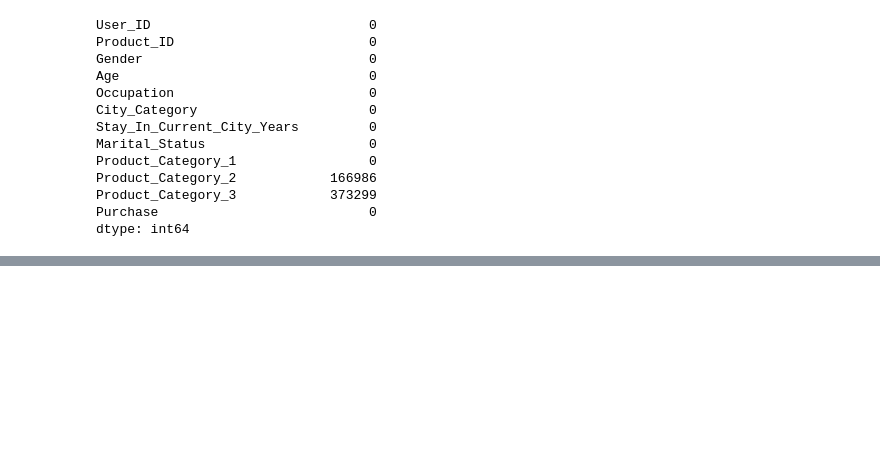
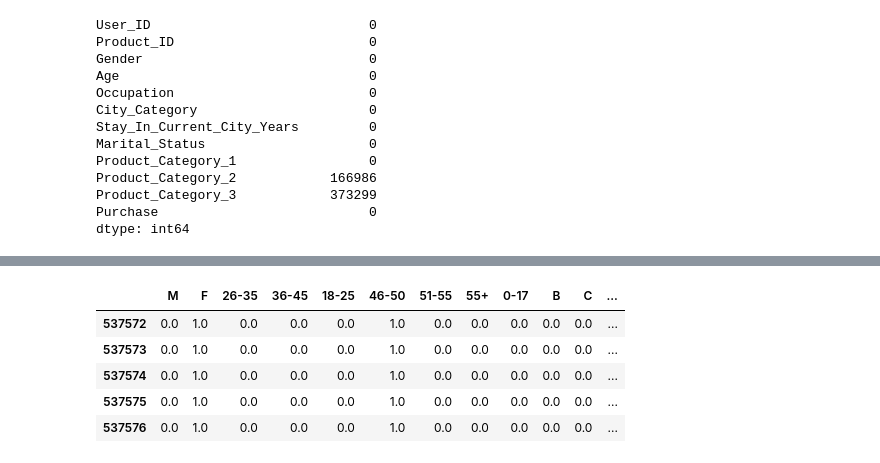
Before and after one commit to seokyeongheo/iot-data-practice, a Jupyter notebook: 2nd/181213_LDA.ipynb, the cells around one changed output, grey strips where cells are left out. Saved outputs shown, nothing was run; the diff lists cells and outputs as text; code cells hidden in the pictures; blank space fills up the shorter version.

```diff
--- a/2nd/181213_LDA.ipynb
+++ b/2nd/181213_LDA.ipynb
@@ -49,0 +287,4 @@ dtype: int64
+# %%
+data_raw.Product_Category_2 = data_raw.Product_Category_2.astype(np.int)
+data_raw.Product_Category_3 = data_raw.Product_Category_3.astype(np.int)
+data_raw.info()
@@ -49,0 +309,18 @@ dtype: int64
+# %%
+# count per columns
+
+columns = data_raw.columns
+columns_cat = ['Gender', 'Age', 'City_Category', 'Stay_In_Current_City_Years']
+columns_new = []
+
+for column in columns:
+    series = data_raw[column].value_counts()
+    name = list(series.keys())
+
+    if column in columns_cat:
+        columns_new.extend(name)
+
+columns_new
+#     count = len(series)
+#     dtype = type(data_raw[column][0])
+#     print("{} \t\t count : {} \t\t type : {}".format(column, count, dtype))
@@ -49,0 +345,4 @@ dtype: int64
+# %%
+# gender, age, city_category, stay_in_current_city_years OHE
+
+columns_cat = ['Gender', 'Age', 'City_Category', 'Stay_In_Current_City_Years']
@@ -49,0 +351,7 @@ dtype: int64
+# %%
+from sklearn.preprocessing import OneHotEncoder
+
+encoder = OneHotEncoder()
+data_encoded = encoder.fit_transform(data_raw[columns_cat])
+data_encoded = data_encoded.toarray()
+data_encoded[:10]
@@ -49,0 +379,10 @@ dtype: int64
+# %%
+data_encoded = pd.DataFrame(data=data_encoded, columns=columns_new)
+data_encoded.tail()
+# %% [output]
+|  | M | F | 26-35 | 36-45 | 18-25 | 46-50 | 51-55 | 55+ | 0-17 | B | C | ... |
+| 537572 | 0.0 | 1.0 | 0.0 | 0.0 | 0.0 | 1.0 | 0.0 | 0.0 | 0.0 | 0.0 | 0.0 | ... |
+| 537573 | 0.0 | 1.0 | 0.0 | 0.0 | 0.0 | 1.0 | 0.0 | 0.0 | 0.0 | 0.0 | 0.0 | ... |
+| 537574 | 0.0 | 1.0 | 0.0 | 0.0 | 0.0 | 1.0 | 0.0 | 0.0 | 0.0 | 0.0 | 0.0 | ... |
+| 537575 | 0.0 | 1.0 | 0.0 | 0.0 | 0.0 | 1.0 | 0.0 | 0.0 | 0.0 | 0.0 | 0.0 | ... |
+| 537576 | 0.0 | 1.0 | 0.0 | 0.0 | 0.0 | 1.0 | 0.0 | 0.0 | 0.0 | 0.0 | 0.0 | ... |
```
Also changed, not shown: parts of 39 cells of this notebook, 3 other files.
